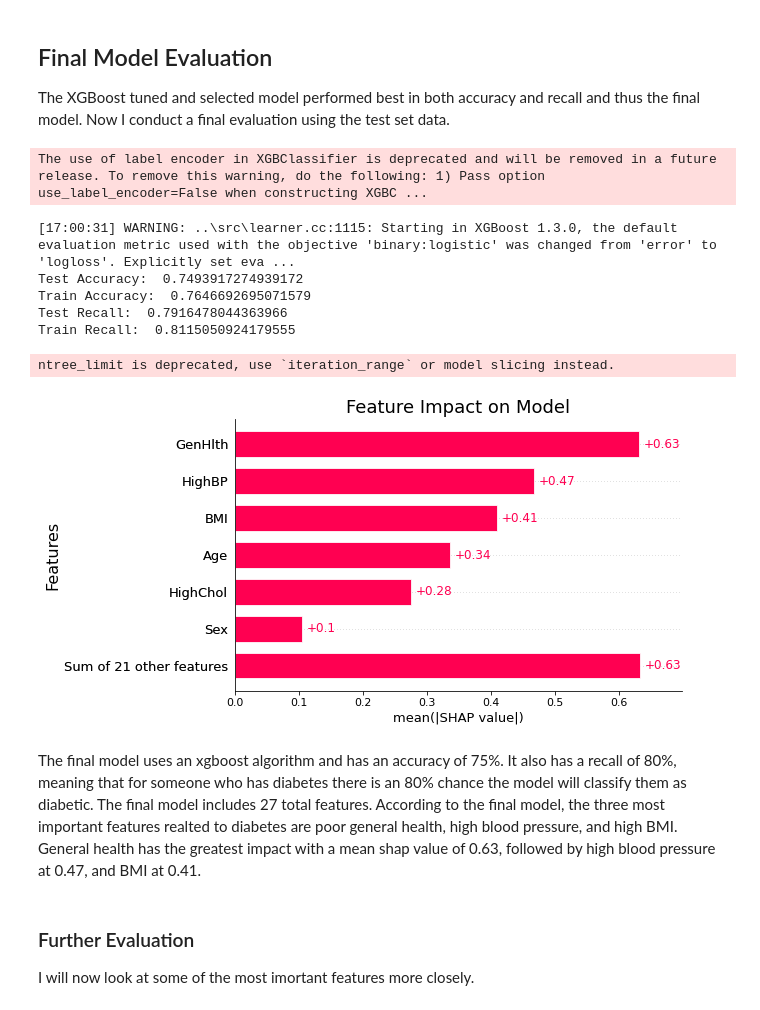
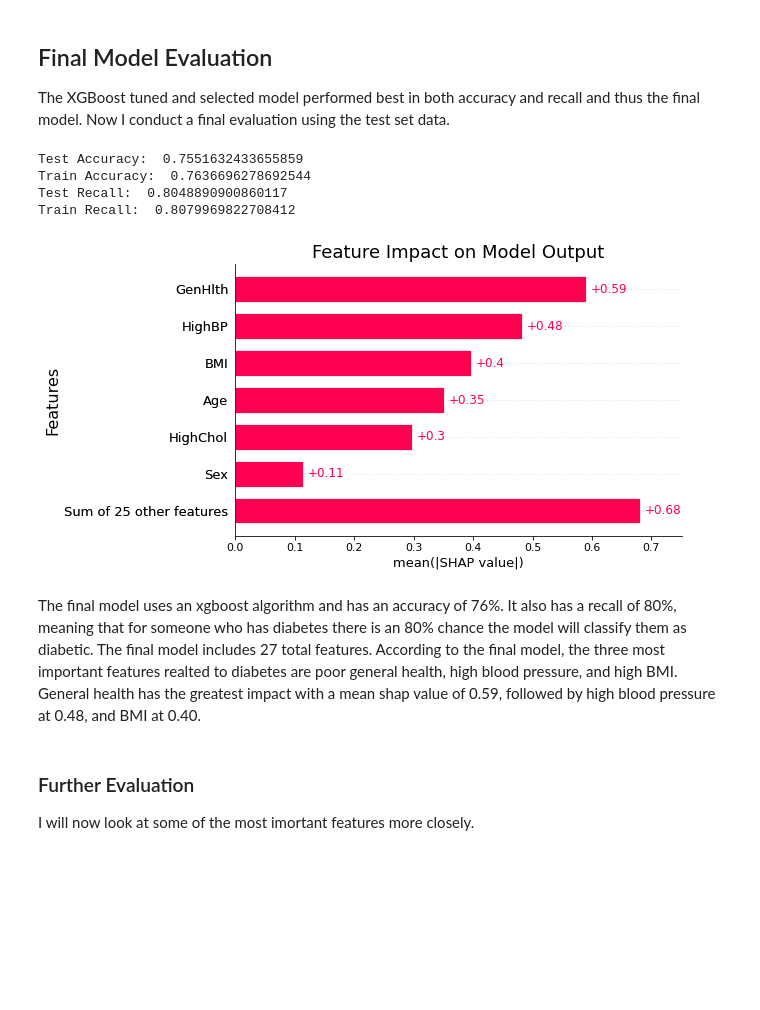
Before and after one commit to bentoler22/Flatiron_Phase_3_Project, a Jupyter notebook: Diabetes_Classification.ipynb, the cells around one changed output. Saved outputs shown, nothing was run; the diff lists cells and outputs as text; code cells hidden in the pictures; blank space fills up the shorter version.

```diff
--- a/Diabetes_Classification.ipynb
+++ b/Diabetes_Classification.ipynb
@@ -232,8 +249,13 @@ rf_param_grid = {'max_depth': [5, 10, 25, 50, None],
  'min_samples_leaf': [1, 2, 4]}
 
 #insantiate and fit search object
-grid_rf = GridSearchCV(rf, rf_param_grid, scoring=['accuracy', 'recall'],
-                        cv=3, n_jobs=1, refit='recall', return_train_score=True)
+grid_rf = GridSearchCV(rf_baseline,
+                       rf_param_grid,
+                       scoring=['accuracy', 'recall'],
+                       cv=3, n_jobs=1,
+                       refit='recall',
+                       return_train_score=True)
+
 grid_rf.fit(X_train, y_train)
 
 #print best parameters
@@ -292,9 +327,13 @@ xgb_param_grid = {
 }
 
 #insantiate and fit search object
-grid_xgb = GridSearchCV(xgb, xgb_param_grid, scoring=['accuracy', 'recall'],
-                        cv=3, n_jobs=1, refit='recall',
+grid_xgb = GridSearchCV(xgb,
+                        xgb_param_grid,
+                        scoring=['accuracy', 'recall'],
+                        cv=3, n_jobs=1,
+                        refit='recall',
                         return_train_score=True)
+
 grid_xgb.fit(X_train, y_train)
 
 #print best parameters
@@ -442,28 +451,24 @@ print("Train Accuracy: ", accuracy_score(y_train, y_pred_train))
 print("Test Recall: ", recall_score(y_test, y_pred_test))
 print("Train Recall: ", recall_score(y_train, y_pred_train))
 # %% [output]
-The use of label encoder in XGBClassifier is deprecated and will be removed in a future release. To remove this warning, do the following: 1) Pass option use_label_encoder=False when constructing XGBC ...
+Test Accuracy:  0.7551632433655859
+Train Accuracy:  0.7636696278692544
+Test Recall:  0.8048890900860117
+Train Recall:  0.8079969822708412
-[17:00:31] WARNING: ..\src\learner.cc:1115: Starting in XGBoost 1.3.0, the default evaluation metric used with the objective 'binary:logistic' was changed from 'error' to 'logloss'. Explicitly set eva ...
-Test Accuracy:  0.7493917274939172
-Train Accuracy:  0.7646692695071579
-Test Recall:  0.7916478044363966
-Train Recall:  0.8115050924179555
 # %%
 # explain the model's feature effects using shap values
 explainer = shap.Explainer(final_model)
 shap_values = explainer(X_final)
-# %% [output]
-ntree_limit is deprecated, use `iteration_range` or model slicing instead.
 # %%
 #plot the average shap values for each feature
 shap.plots.bar(shap_values, max_display=7, show=False)
-plt.title('Feature Impact on Model', fontsize=18);
+plt.title('Feature Impact on Model Output', fontsize=18);
 plt.ylabel('Features', fontsize=16)
 plt.show();
 # %% [output]
-[figure, old version]
+[figure, new version]
 # %% [markdown]
-The final model uses an xgboost algorithm and has an accuracy of 75%. It also has a recall of 80%, meaning that for someone who has diabetes there is an 80% chance the model will classify them as diabetic. The final model includes 27 total features. According to the final model, the three most important features realted to diabetes are poor general health, high blood pressure, and high BMI. General health has the greatest impact with a mean shap value of 0.63, followed by high blood pressure at 0.47, and BMI at 0.41.
+The final model uses an xgboost algorithm and has an accuracy of 76%. It also has a recall of 80%, meaning that for someone who has diabetes there is an 80% chance the model will classify them as diabetic. The final model includes 27 total features. According to the final model, the three most important features realted to diabetes are poor general health, high blood pressure, and high BMI. General health has the greatest impact with a mean shap value of 0.59, followed by high blood pressure at 0.48, and BMI at 0.40.
 # %% [markdown]
 ### Further Evaluation
 I will now look at some of the most imortant features more closely.
```
Also changed, not shown: parts of 29 cells of this notebook.
